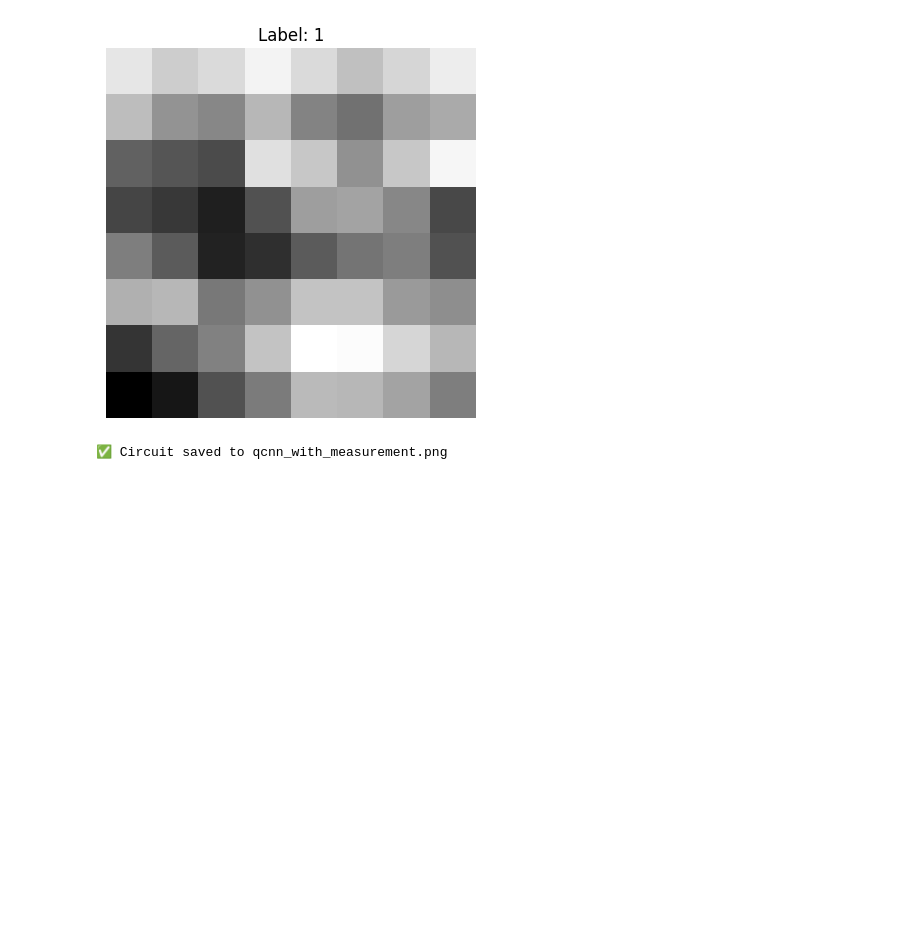
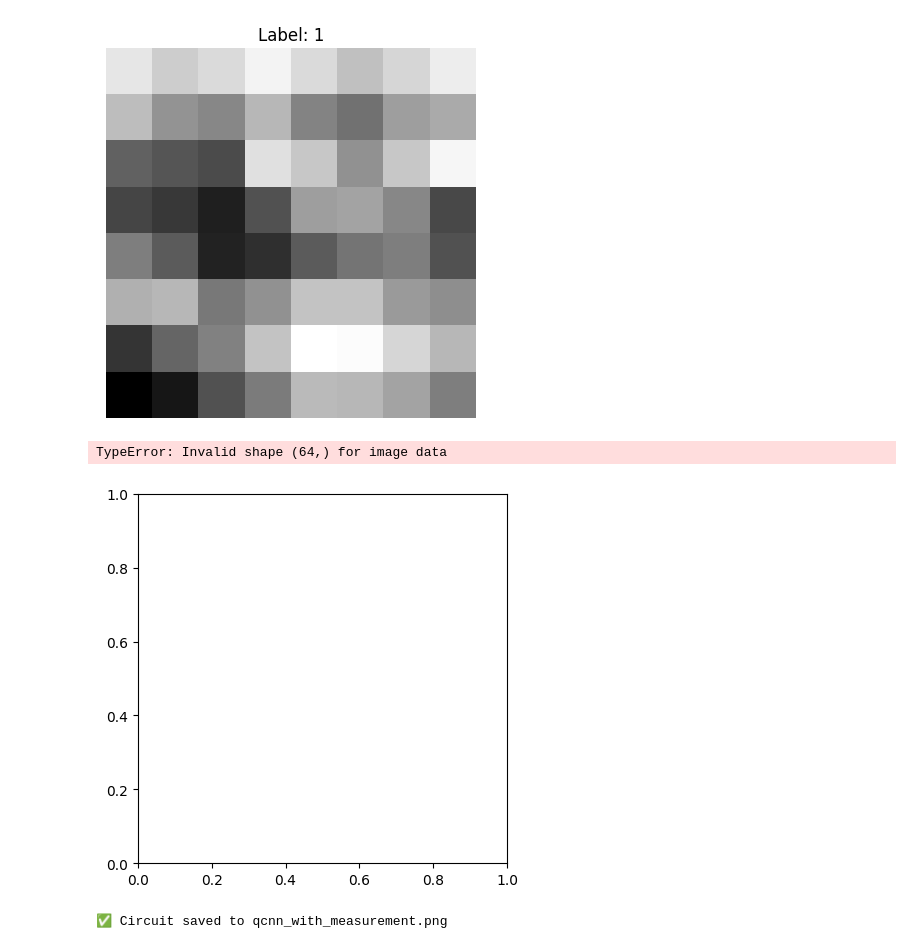
Before and after one commit to dimlanier/QAI_challenge_1, a Jupyter notebook: Task2_QAI_Hack2025.ipynb, the cells around one changed output. Saved outputs shown, nothing was run; the diff lists cells and outputs as text; code cells hidden in the pictures; blank space fills up the shorter version.

```diff
--- a/Task2_QAI_Hack2025.ipynb
+++ b/Task2_QAI_Hack2025.ipynb
@@ -25,6 +25,11 @@ plt.axis("off")
 plt.show()
 # %% [output]
 [figure]
+# %%
+plt.imshow(x_train[0])
+# %% [output]
+TypeError: Invalid shape (64,) for image data
+[figure, added]
 # %%
 from qiskit import ClassicalRegister
 import matplotlib.pyplot as plt
```
Also changed, not shown: parts of 11 cells of this notebook.
